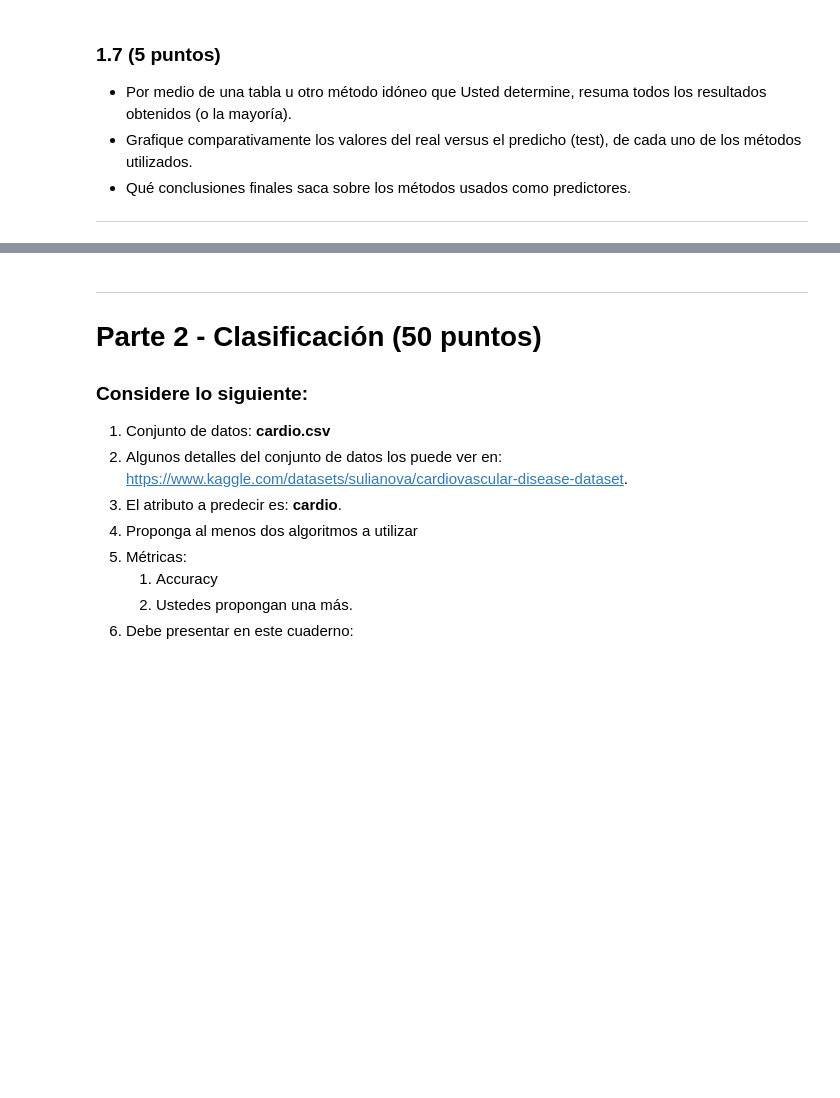
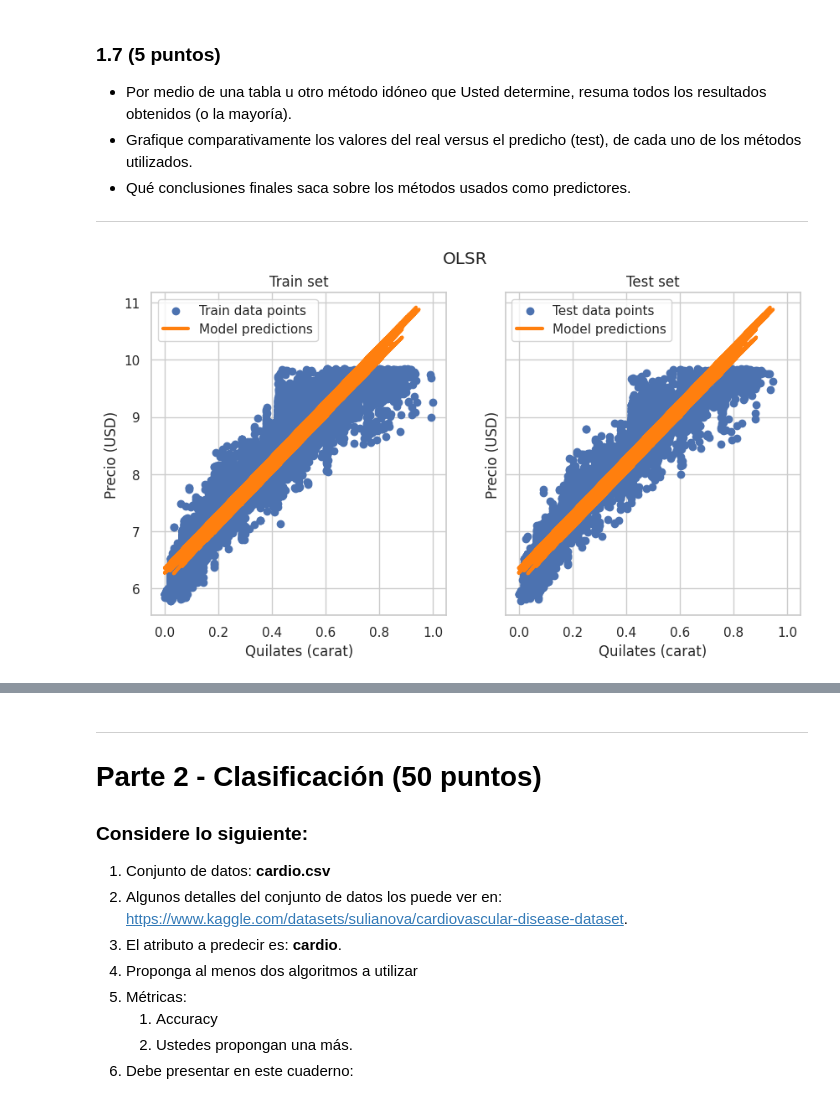
Before and after one commit to datwaft/aprendizaje_automatico, a Jupyter notebook: Trabajo_Corto_2/Trabajo_Corto_2.ipynb, the cells around one changed output, grey strips where cells are left out. Saved outputs shown, nothing was run; the diff lists cells and outputs as text; code cells hidden in the pictures; blank space fills up the shorter version.

```diff
--- a/Trabajo_Corto_2/Trabajo_Corto_2.ipynb
+++ b/Trabajo_Corto_2/Trabajo_Corto_2.ipynb
@@ -556,0 +561,10 @@ Presente e implemente un diseño experimental que incluya:
+# %%
+model = LinearRegression()
+model.fit(x_train, y_train_log)
+y_pred = model.predict(x_test)
+y_pred_original = np.expm1(y_pred)
+r2 = r2_score(y_test_filtered, y_pred_original)
+rmse = root_mean_squared_error(y_test_filtered, y_pred_original)
+
+print(f"R²: {r2:.4f}")
+print(f"RMSE: {rmse:.4f}")
@@ -561,3 +615,27 @@ Presente e implemente un diseño experimental que incluya:
 - Qué conclusiones finales saca sobre los métodos usados como predictores.
 
 ---
+# %%
+fig, ax = plt.subplots(ncols=2, figsize=(10, 5), sharex=True, sharey=True)
+
+ax[0].scatter(x_train['carat'], y_train_log, label="Train data points")
+ax[0].plot(
+    x_test['carat'], # Plot against test set carat values
+    y_pred,
+    linewidth=3,
+    color="tab:orange",
+    label="Model predictions",
+)
+ax[0].set(xlabel=column_labels['carat'], ylabel=column_labels['price'], title="Train set")
+ax[0].legend()
+
+ax[1].scatter(x_test['carat'], y_test_log, label="Test data points")
+ax[1].plot(x_test['carat'], y_pred, linewidth=3, color="tab:orange", label="Model predictions")
+ax[1].set(xlabel=column_labels['carat'], ylabel=column_labels['price'], title="Test set")
+ax[1].legend()
+
+fig.suptitle("OLSR")
+
+plt.show()
+# %% [output]
+[figure, added]
```
Also changed, not shown: parts of 16 cells of this notebook.
